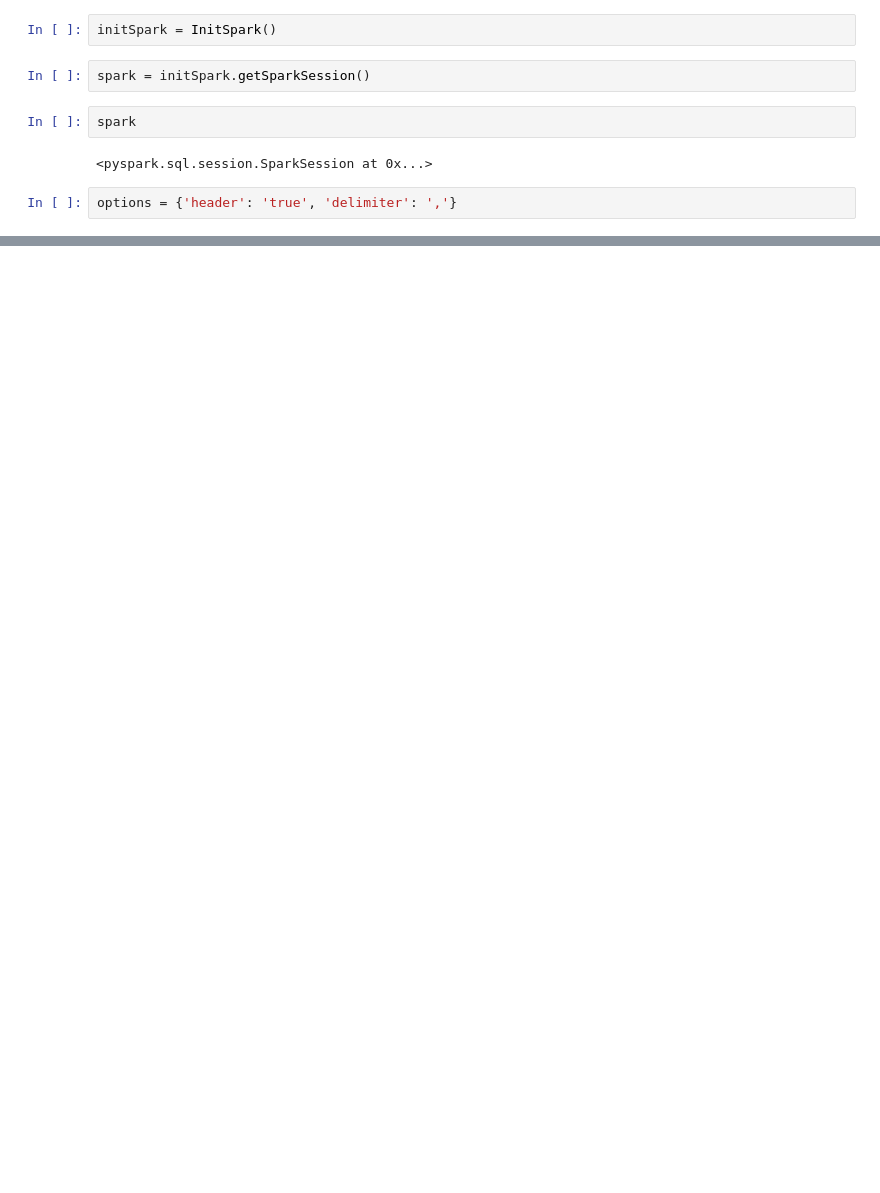
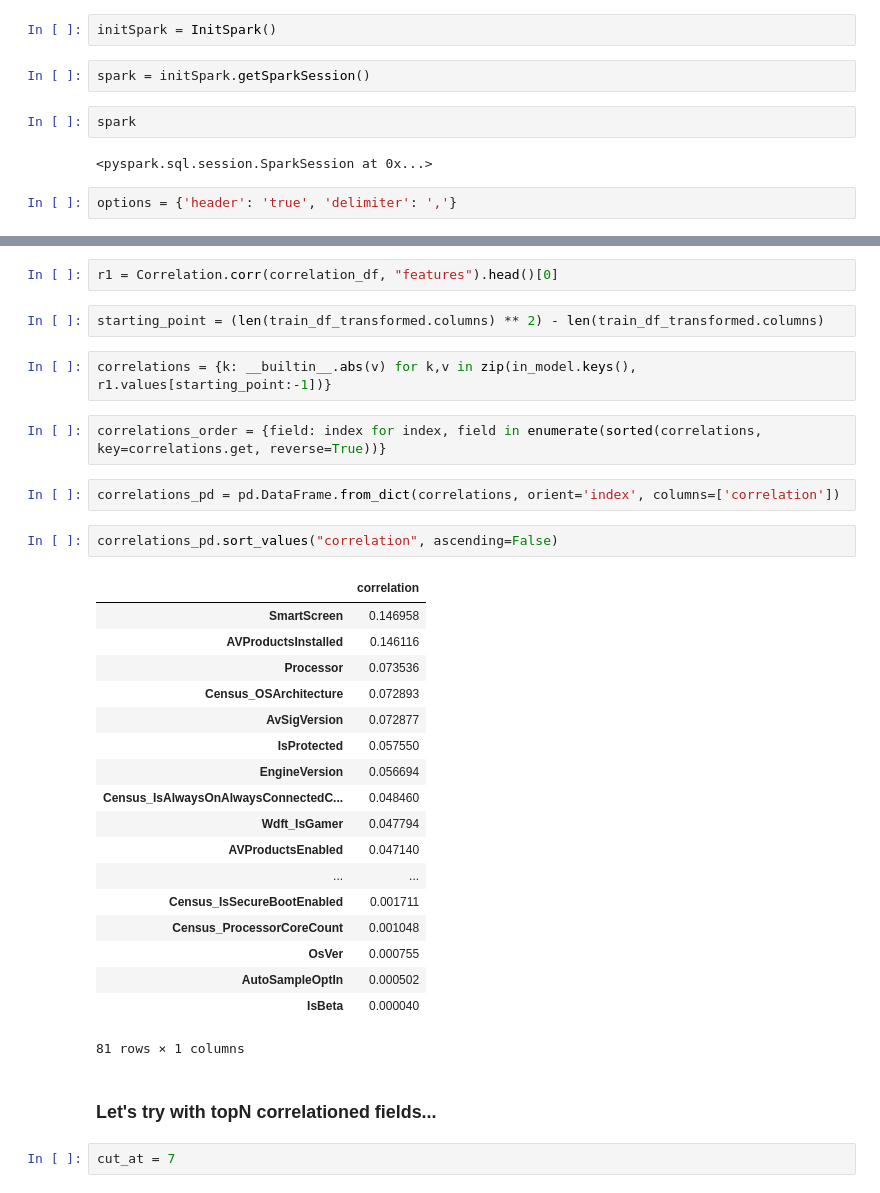
Before and after one commit to JuanBrugera/Kschool-TFM, a Jupyter notebook: Main.ipynb, the cells around one changed output, grey strips where cells are left out. Drawn from its saved outputs; the diff is of its cells as text; blank space fills up the shorter version.

```diff
--- a/Main.ipynb
+++ b/Main.ipynb
@@ -49,0 +292,35 @@ values = {field: train_df.select(field).distinct().count() for field in fields}
+# %%
+r1 = Correlation.corr(correlation_df, "features").head()[0]
+# %%
+starting_point = (len(train_df_transformed.columns) ** 2) - len(train_df_transformed.columns)
+# %%
+correlations = {k: __builtin__.abs(v) for k,v in zip(in_model.keys(), r1.values[starting_point:-1])}
+# %%
+correlations_order = {field: index for index, field in enumerate(sorted(correlations, key=correlations.get, reverse=True))}
+# %%
+correlations_pd = pd.DataFrame.from_dict(correlations, orient='index', columns=['correlation'])
+# %%
+correlations_pd.sort_values("correlation", ascending=False)
+# %% [output]
+|  | correlation |
+| SmartScreen | 0.146958 |
+| AVProductsInstalled | 0.146116 |
+| Processor | 0.073536 |
+| Census_OSArchitecture | 0.072893 |
+| AvSigVersion | 0.072877 |
+| IsProtected | 0.057550 |
+| EngineVersion | 0.056694 |
+| Census_IsAlwaysOnAlwaysConnectedC... | 0.048460 |
+| Wdft_IsGamer | 0.047794 |
+| AVProductsEnabled | 0.047140 |
+| ... | ... |
+| Census_IsSecureBootEnabled | 0.001711 |
+| Census_ProcessorCoreCount | 0.001048 |
+| OsVer | 0.000755 |
+| AutoSampleOptIn | 0.000502 |
+| IsBeta | 0.000040 |
+81 rows × 1 columns
+# %% [markdown]
+### Let's try with topN correlationed fields...
+# %%
+cut_at = 7
```
Also changed, not shown: parts of 106 cells of this notebook, 6 other files.
